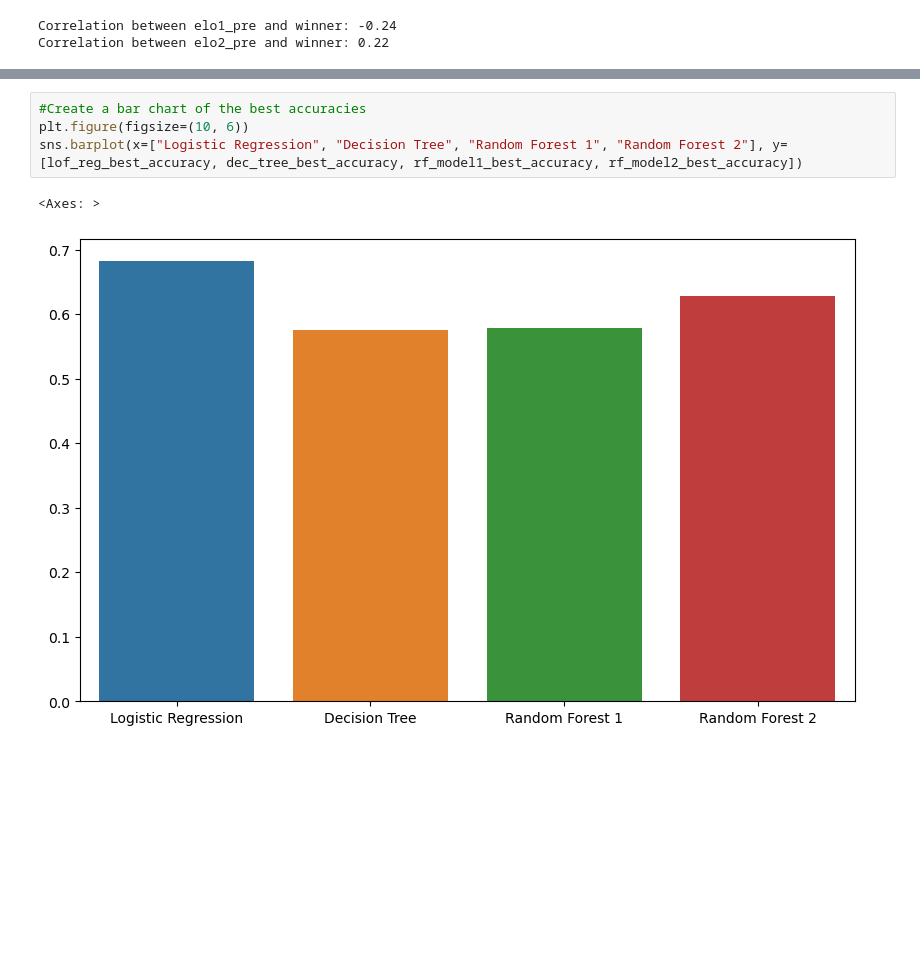
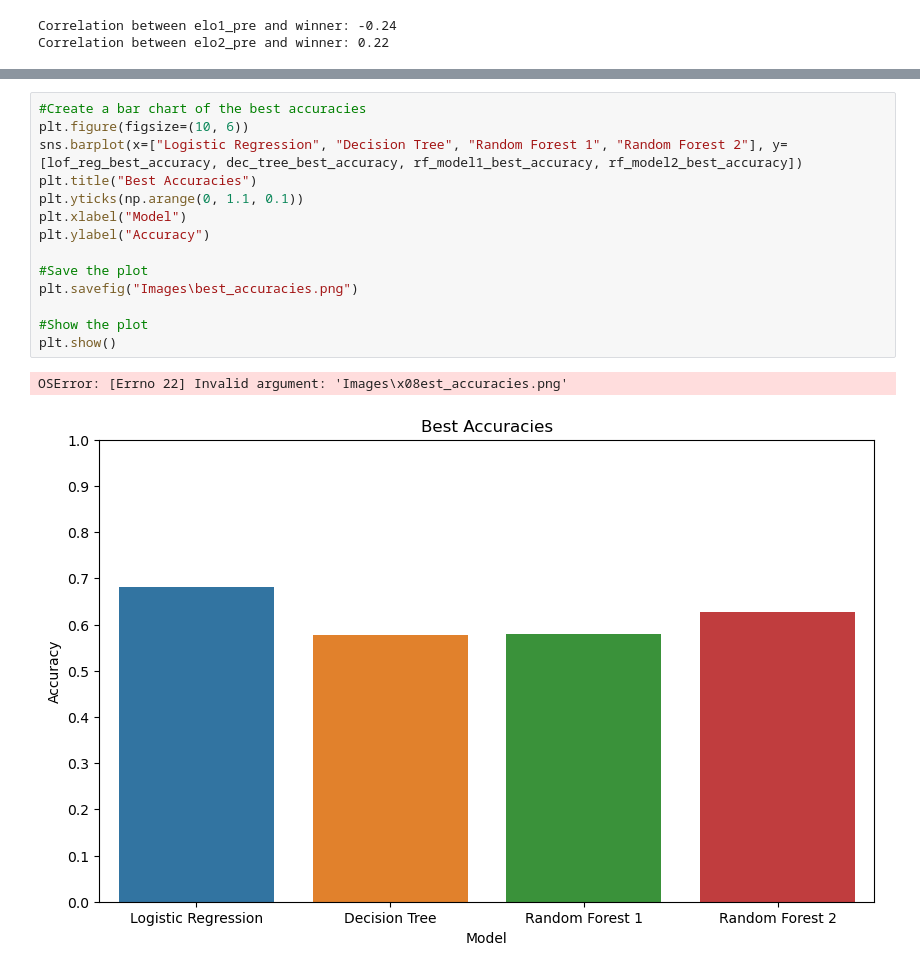
Before and after one commit to itsakcode/healthcare_project, a Jupyter notebook: Visualizations and Modeled Predictions/ELO Models.ipynb, the cells around one changed output, grey strips where cells are left out. Cells and saved outputs as stored; diff of their text form; blank space fills up the shorter version.

Commit message:
Saved visualizations

```diff
--- a/Visualizations and Modeled Predictions/ELO Models.ipynb
+++ b/Visualizations and Modeled Predictions/ELO Models.ipynb
@@ -683,7 +777,17 @@ Accuracy for random state 10: 0.6138535031847133
 # %%
 #Create a bar chart of the best accuracies
 plt.figure(figsize=(10, 6))
 sns.barplot(x=["Logistic Regression", "Decision Tree", "Random Forest 1", "Random Forest 2"], y=[lof_reg_best_accuracy, dec_tree_best_accuracy, rf_model1_best_accuracy, rf_model2_best_accuracy])
+plt.title("Best Accuracies")
+plt.yticks(np.arange(0, 1.1, 0.1))
+plt.xlabel("Model")
+plt.ylabel("Accuracy")
+
+#Save the plot
+plt.savefig("Images\best_accuracies.png")
+
+#Show the plot
+plt.show()
 # %% [output]
-<Axes: >
+OSError: [Errno 22] Invalid argument: 'Images\x08est_accuracies.png'
-[figure, old version]
+[figure, new version]
```
Also changed, not shown: parts of 10 cells of this notebook, 15 other files.
